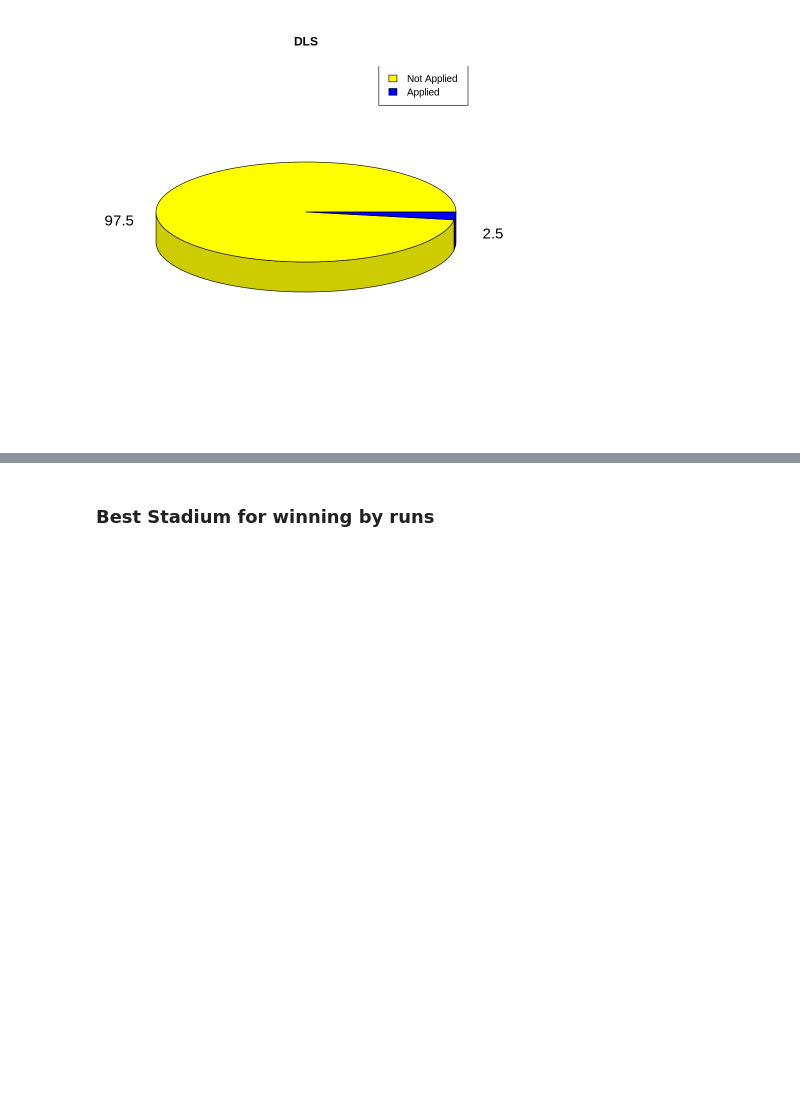
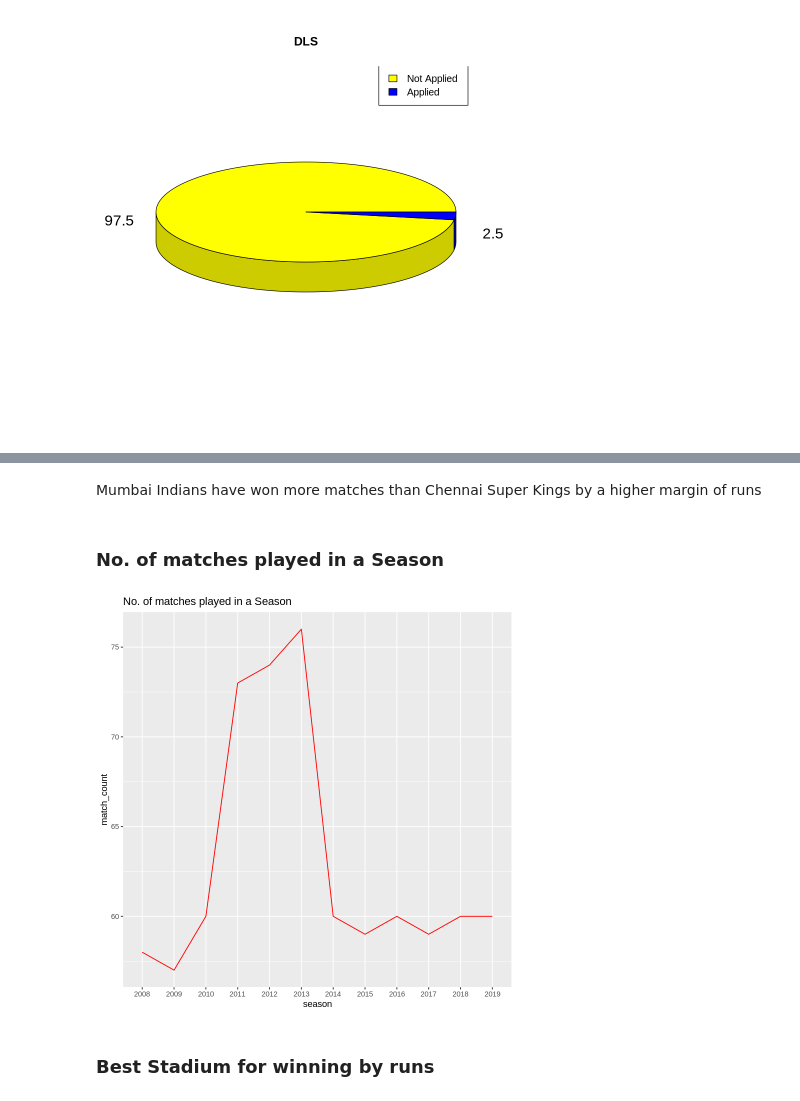
Before and after one commit to Abhishek4848/IPL-Match-Analysis, a Jupyter notebook: IPL_Analysis.ipynb, the cells around one changed output, grey strips where cells are left out. Cells and saved outputs as stored; diff of their text form; code cells hidden in the pictures; blank space fills up the shorter version.

```diff
--- a/IPL_Analysis.ipynb
+++ b/IPL_Analysis.ipynb
@@ -401,3 +411,13 @@ A data.frame: 2 × 2
+# %% [markdown]
+Mumbai Indians have won more matches than Chennai Super Kings by a higher margin of runs
+# %% [markdown]
+### No. of matches played in a Season
+# %%
+season = data.frame(table(df$season))
+colnames(season) = c("season","match_count")
+ggplot(data=season, aes(season,match_count,group=1))+geom_line(color="red")+ggtitle("No. of matches played in a Season")
+# %% [output]
+[figure, added]
 # %% [markdown]
 ### Best Stadium for winning by runs
 # %%
```
Also changed, not shown: parts of 4 cells of this notebook.
